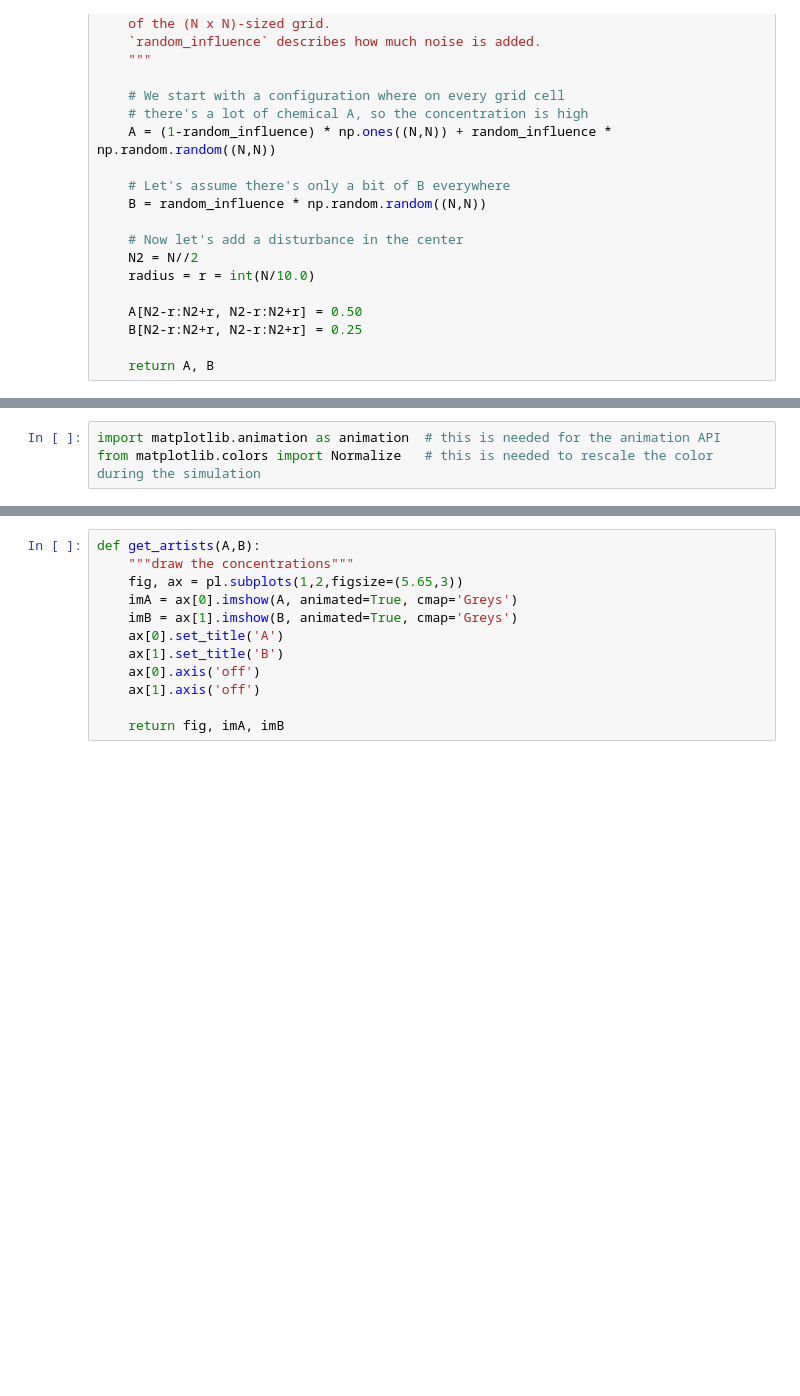
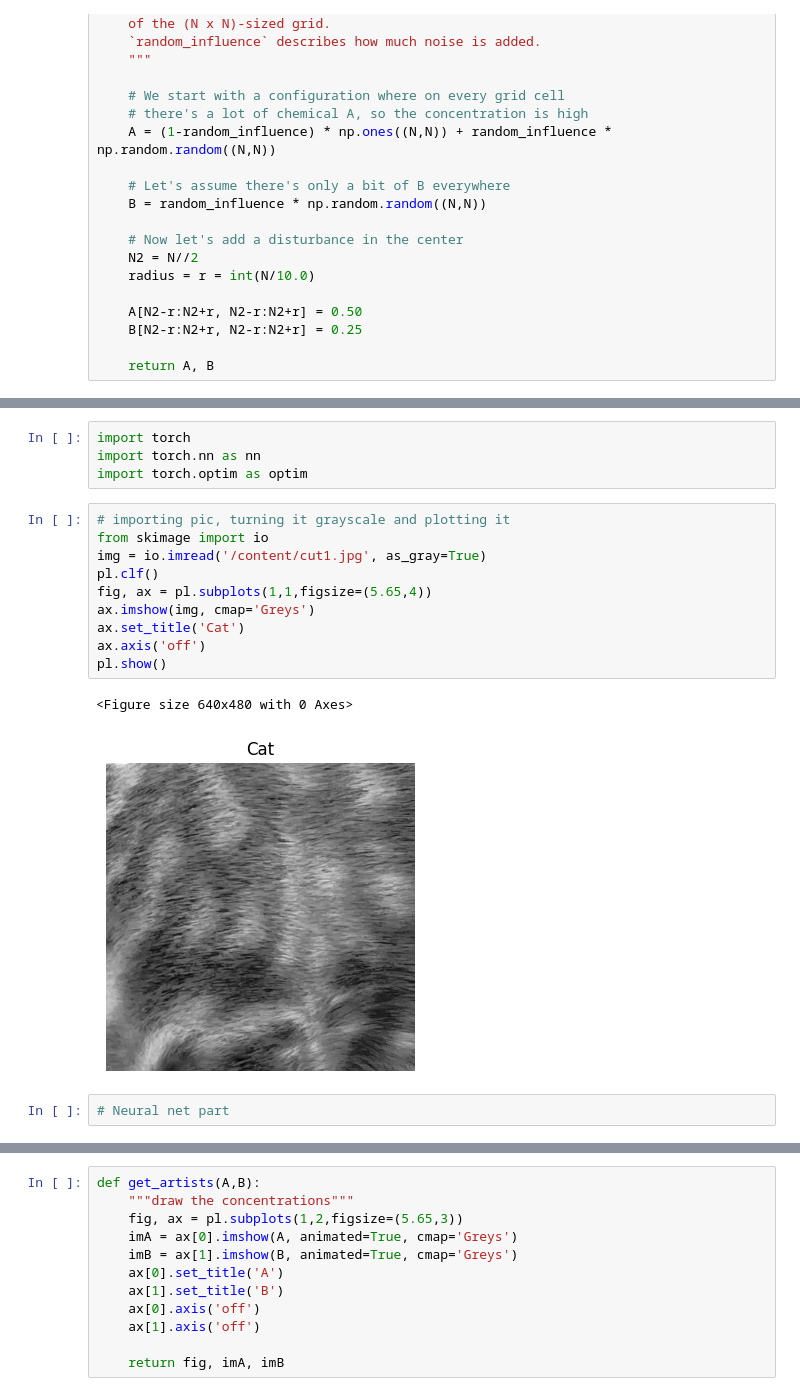
Before and after one commit to nebuus/fun, a Jupyter notebook: Reaction_diffusion_Cole.ipynb, the cells around one changed output, grey strips where cells are left out. Drawn from its saved outputs; the diff is of its cells as text; blank space fills up the shorter version.

```diff
--- a/Reaction_diffusion_Cole.ipynb
+++ b/Reaction_diffusion_Cole.ipynb
@@ -136,3 +147,19 @@ draw(A,B)
-# %%
-import matplotlib.animation as animation  # this is needed for the animation API
-from matplotlib.colors import Normalize   # this is needed to rescale the color during the simulation
+# %%
+import torch
+import torch.nn as nn
+import torch.optim as optim
+# %%
+# importing pic, turning it grayscale and plotting it
+from skimage import io
+img = io.imread('/content/cut1.jpg', as_gray=True)
+pl.clf()
+fig, ax = pl.subplots(1,1,figsize=(5.65,4))
+ax.imshow(img, cmap='Greys')
+ax.set_title('Cat')
+ax.axis('off')
+pl.show()
+# %% [output]
+<Figure size 640x480 with 0 Axes>
+[figure, added]
+# %%
+# Neural net part
```
Also changed, not shown: parts of 12 cells of this notebook.
